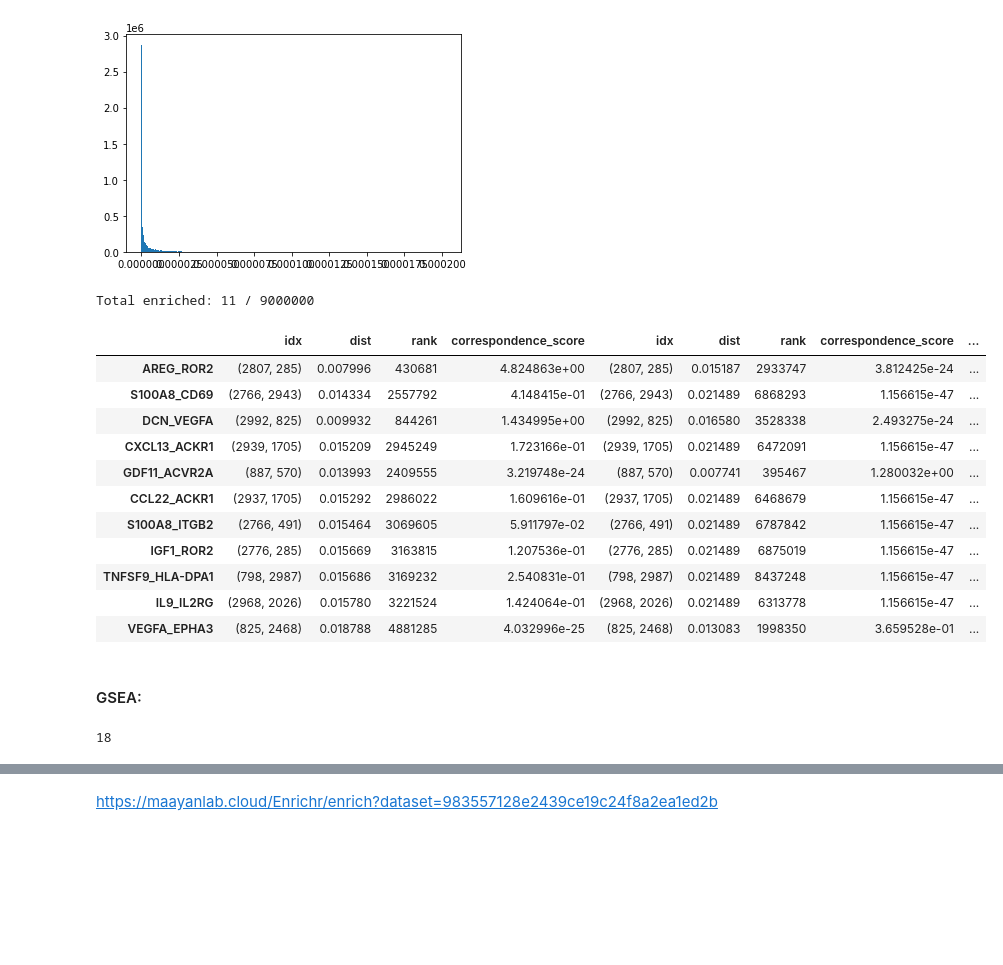
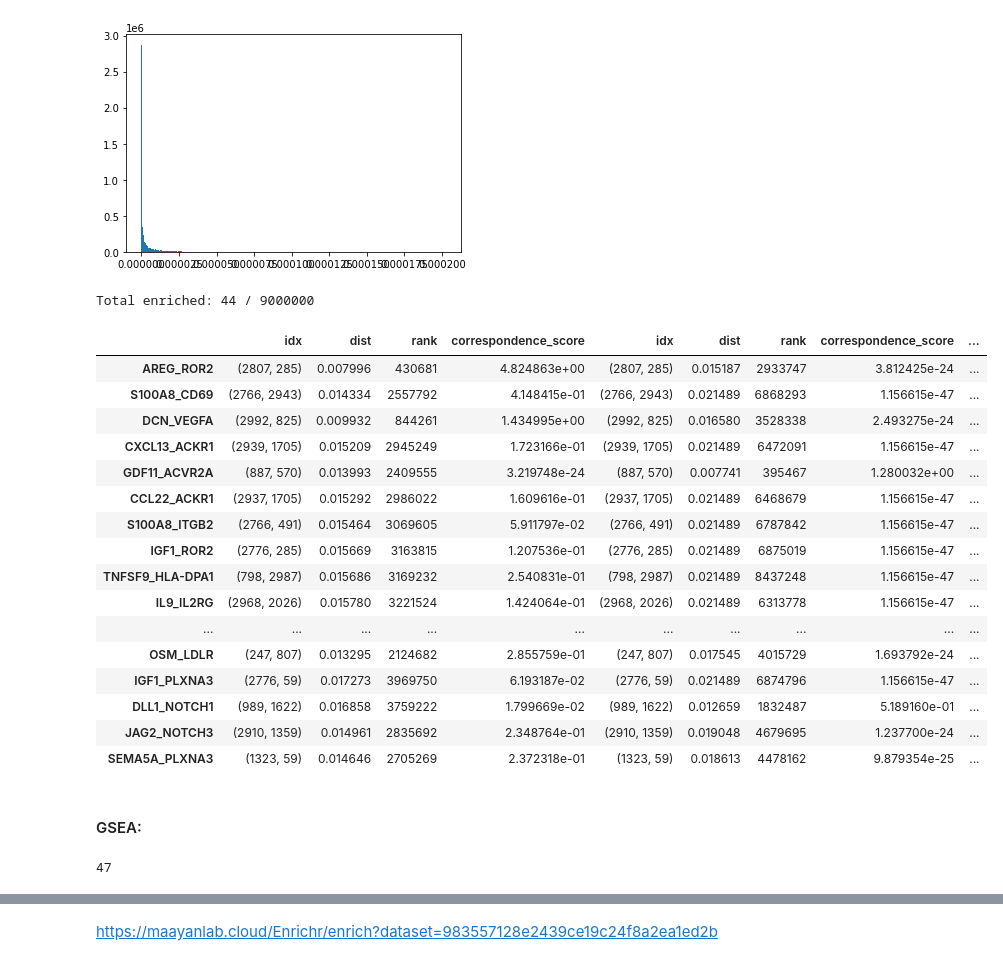
Before and after one commit to qwerty239qwe/Xct, a Jupyter notebook: notebooks/note_test-LS_vs_NL-0823updated.ipynb, the cells around one changed output, grey strips where cells are left out. Cells and saved outputs as stored; diff of their text form; code cells hidden in the pictures; blank space fills up the shorter version.

```diff
--- a/notebooks/note_test-LS_vs_NL-0823updated.ipynb
+++ b/notebooks/note_test-LS_vs_NL-0823updated.ipynb
@@ -22,7 +23,7 @@ try:
 except ImportError:
     print('Module not found')
 # %%
-ada1 = sc.read_h5ad("data/LS_processed.h5ad")
+ada1 = sc.read_h5ad("../data/LS_processed.h5ad")
 ada1
 # %% [output]
 AnnData object with n_obs × n_vars = 5011 × 3000
@@ -30,7 +31,7 @@ AnnData object with n_obs × n_vars = 5011 × 3000
     var: 'vst.mean', 'vst.variance', 'vst.variance.expected', 'vst.variance.standardized', 'vst.variable'
     layers: 'log1p', 'raw'
 # %%
-ada2 = sc.read_h5ad("data/NL_matched.h5ad")
+ada2 = sc.read_h5ad("../data/NL_matched.h5ad")
 ada2
 # %% [output]
 AnnData object with n_obs × n_vars = 2552 × 3000
@@ -245,29 +248,34 @@ plt.show()
 # %% [output]
 [figure]
 # %%
-df_enriched_diff = chi2_diff_test(df_nn_all, df=3, FDR=False, candidates=candidates_union)
+df_enriched_diff = chi2_diff_test(df_nn_all, df=1, FDR=False, candidates=candidates_union)
 df_enriched_diff
 # %% [output]
-Total enriched: 11 / 9000000
+Total enriched: 44 / 9000000
 |  | idx | dist | rank | correspondence_score | idx | dist | rank | correspondence_score | ... |
 | AREG_ROR2 | (2807, 285) | 0.007996 | 430681 | 4.824863e+00 | (2807, 285) | 0.015187 | 2933747 | 3.812425e-24 | ... |
 | S100A8_CD69 | (2766, 2943) | 0.014334 | 2557792 | 4.148415e-01 | (2766, 2943) | 0.021489 | 6868293 | 1.156615e-47 | ... |
 | DCN_VEGFA | (2992, 825) | 0.009932 | 844261 | 1.434995e+00 | (2992, 825) | 0.016580 | 3528338 | 2.493275e-24 | ... |
 | CXCL13_ACKR1 | (2939, 1705) | 0.015209 | 2945249 | 1.723166e-01 | (2939, 1705) | 0.021489 | 6472091 | 1.156615e-47 | ... |
 | GDF11_ACVR2A | (887, 570) | 0.013993 | 2409555 | 3.219748e-24 | (887, 570) | 0.007741 | 395467 | 1.280032e+00 | ... |
 | CCL22_ACKR1 | (2937, 1705) | 0.015292 | 2986022 | 1.609616e-01 | (2937, 1705) | 0.021489 | 6468679 | 1.156615e-47 | ... |
 | S100A8_ITGB2 | (2766, 491) | 0.015464 | 3069605 | 5.911797e-02 | (2766, 491) | 0.021489 | 6787842 | 1.156615e-47 | ... |
 | IGF1_ROR2 | (2776, 285) | 0.015669 | 3163815 | 1.207536e-01 | (2776, 285) | 0.021489 | 6875019 | 1.156615e-47 | ... |
 | TNFSF9_HLA-DPA1 | (798, 2987) | 0.015686 | 3169232 | 2.540831e-01 | (798, 2987) | 0.021489 | 8437248 | 1.156615e-47 | ... |
 | IL9_IL2RG | (2968, 2026) | 0.015780 | 3221524 | 1.424064e-01 | (2968, 2026) | 0.021489 | 6313778 | 1.156615e-47 | ... |
-| VEGFA_EPHA3 | (825, 2468) | 0.018788 | 4881285 | 4.032996e-25 | (825, 2468) | 0.013083 | 1998350 | 3.659528e-01 | ... |
+| ... | ... | ... | ... | ... | ... | ... | ... | ... | ... |
+| OSM_LDLR | (247, 807) | 0.013295 | 2124682 | 2.855759e-01 | (247, 807) | 0.017545 | 4015729 | 1.693792e-24 | ... |
+| IGF1_PLXNA3 | (2776, 59) | 0.017273 | 3969750 | 6.193187e-02 | (2776, 59) | 0.021489 | 6874796 | 1.156615e-47 | ... |
+| DLL1_NOTCH1 | (989, 1622) | 0.016858 | 3759222 | 1.799669e-02 | (989, 1622) | 0.012659 | 1832487 | 5.189160e-01 | ... |
+| JAG2_NOTCH3 | (2910, 1359) | 0.014961 | 2835692 | 2.348764e-01 | (2910, 1359) | 0.019048 | 4679695 | 1.237700e-24 | ... |
+| SEMA5A_PLXNA3 | (1323, 59) | 0.014646 | 2705269 | 2.372318e-01 | (1323, 59) | 0.018613 | 4478162 | 9.879354e-25 | ... |
 # %% [markdown]
 #### GSEA:
 # %%
 genelist = get_genelist(df_enriched_diff)
 len(genelist)
 # %% [output]
-18
+47
 # %%
 import gseapy as gp
 
```
Also changed, not shown: parts of 8 cells of this notebook, 1 other file.
